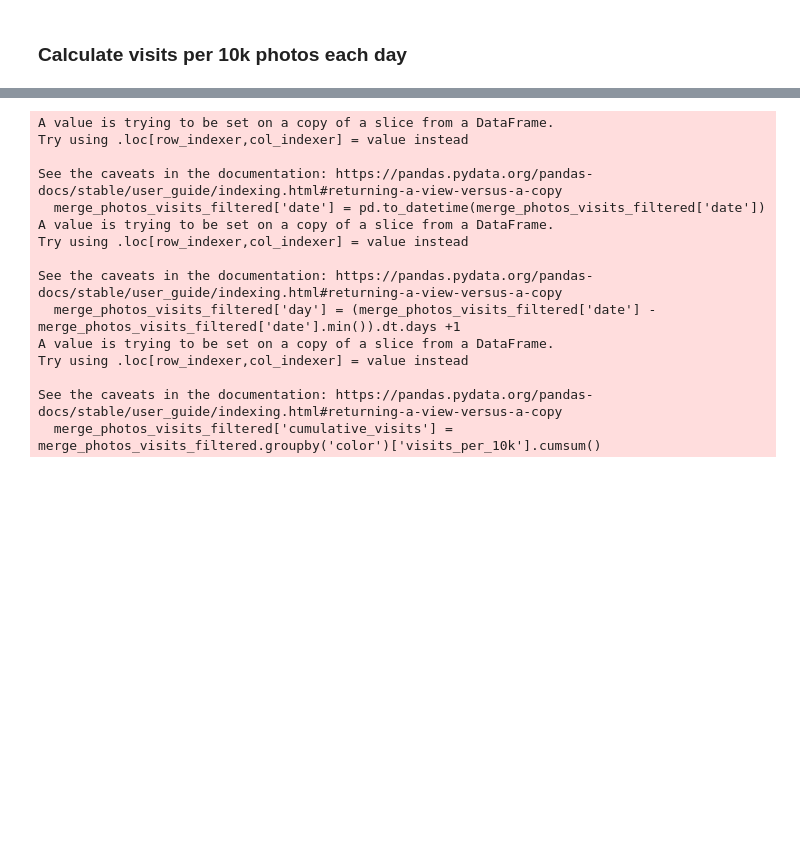
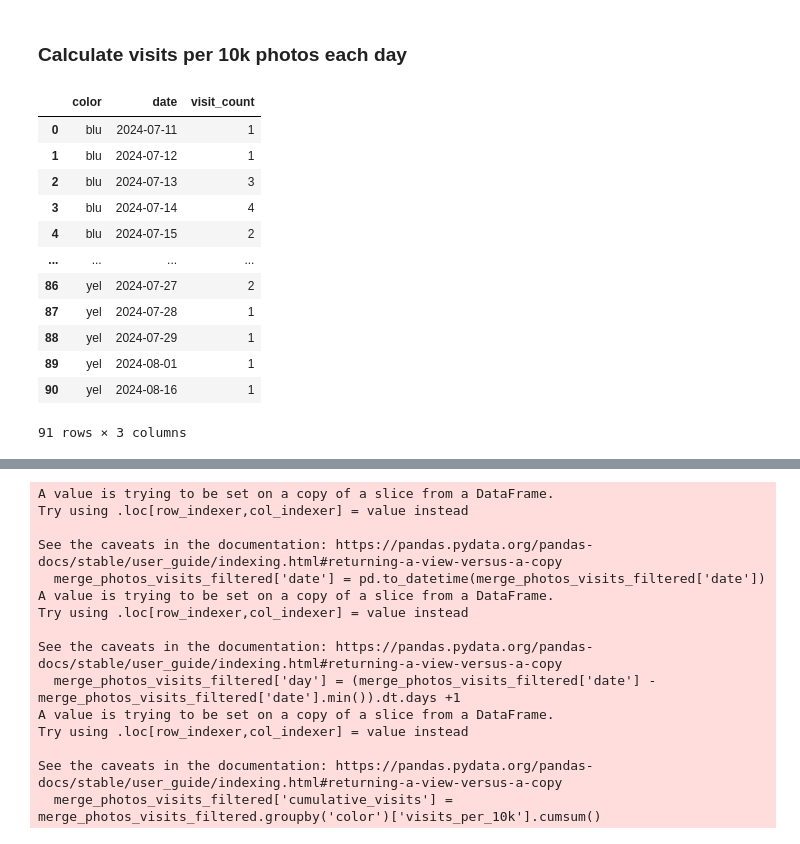
Before and after one commit to mparkergetz/bee_cam_data_processing, a Jupyter notebook: nb2_cumulative_img_counts.ipynb, the cells around one changed output, grey strips where cells are left out. Cells and saved outputs as stored; diff of their text form; code cells hidden in the pictures; blank space fills up the shorter version.

```diff
--- a/nb2_cumulative_img_counts.ipynb
+++ b/nb2_cumulative_img_counts.ipynb
@@ -344,6 +304,22 @@ cnt: median=1.00, mean=3.09, n=93
 # %%
 cumulative_color_visits['date'] = cumulative_color_visits['visit_start'].dt.date
 cumulative_color_visits = cumulative_color_visits.groupby(['color','date']).size().reset_index(name='visit_count')
+# %%
+cumulative_color_visits
+# %% [output]
+|  | color | date | visit_count |
+| 0 | blu | 2024-07-11 | 1 |
+| 1 | blu | 2024-07-12 | 1 |
+| 2 | blu | 2024-07-13 | 3 |
+| 3 | blu | 2024-07-14 | 4 |
+| 4 | blu | 2024-07-15 | 2 |
+| ... | ... | ... | ... |
+| 86 | yel | 2024-07-27 | 2 |
+| 87 | yel | 2024-07-28 | 1 |
+| 88 | yel | 2024-07-29 | 1 |
+| 89 | yel | 2024-08-01 | 1 |
+| 90 | yel | 2024-08-16 | 1 |
+91 rows × 3 columns
 # %%
 date_photo_counts = pd.read_csv('csvs/date_color_counts.csv', index_col=False)
 date_photo_counts['date'] = pd.to_datetime(date_photo_counts['date']).dt.date
```
Also changed, not shown: parts of 14 cells of this notebook, 5 other files.
